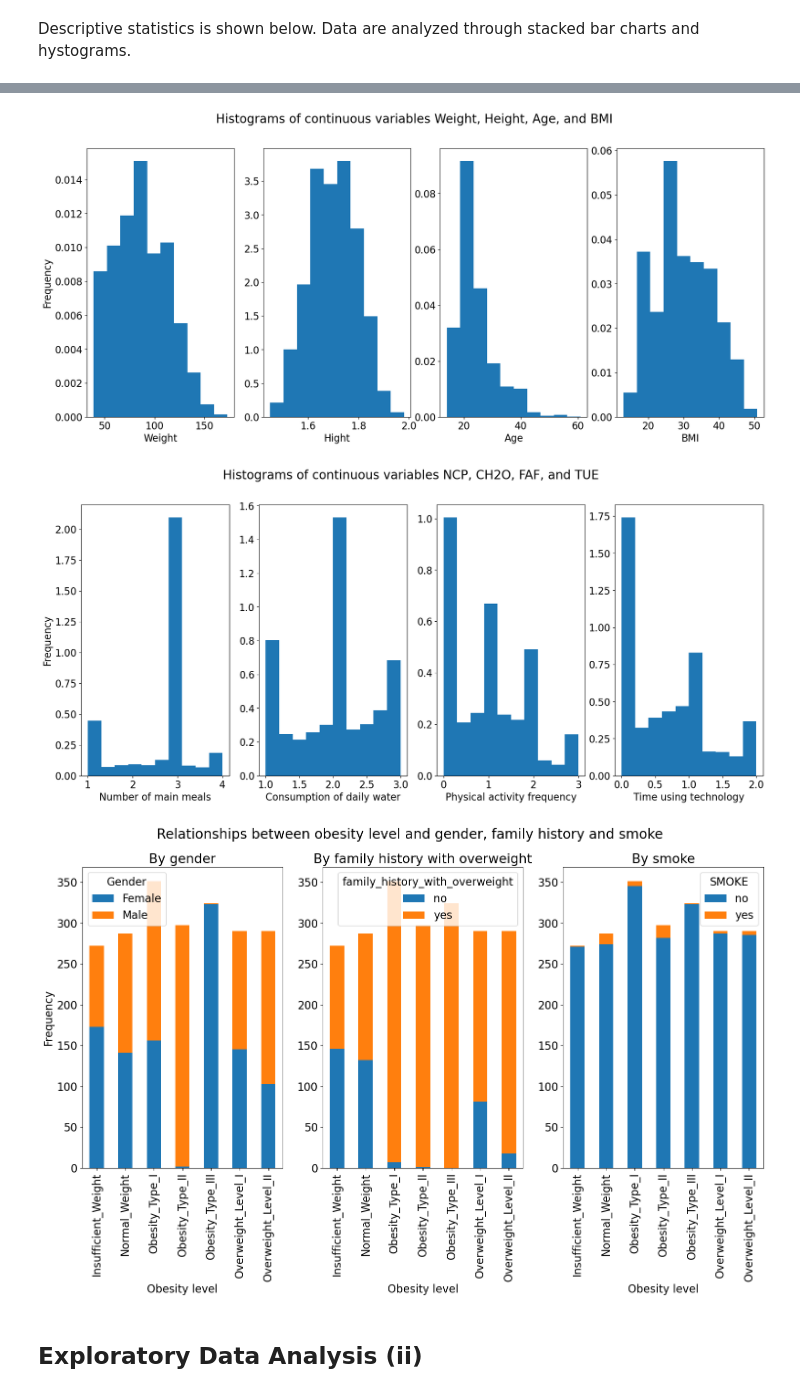
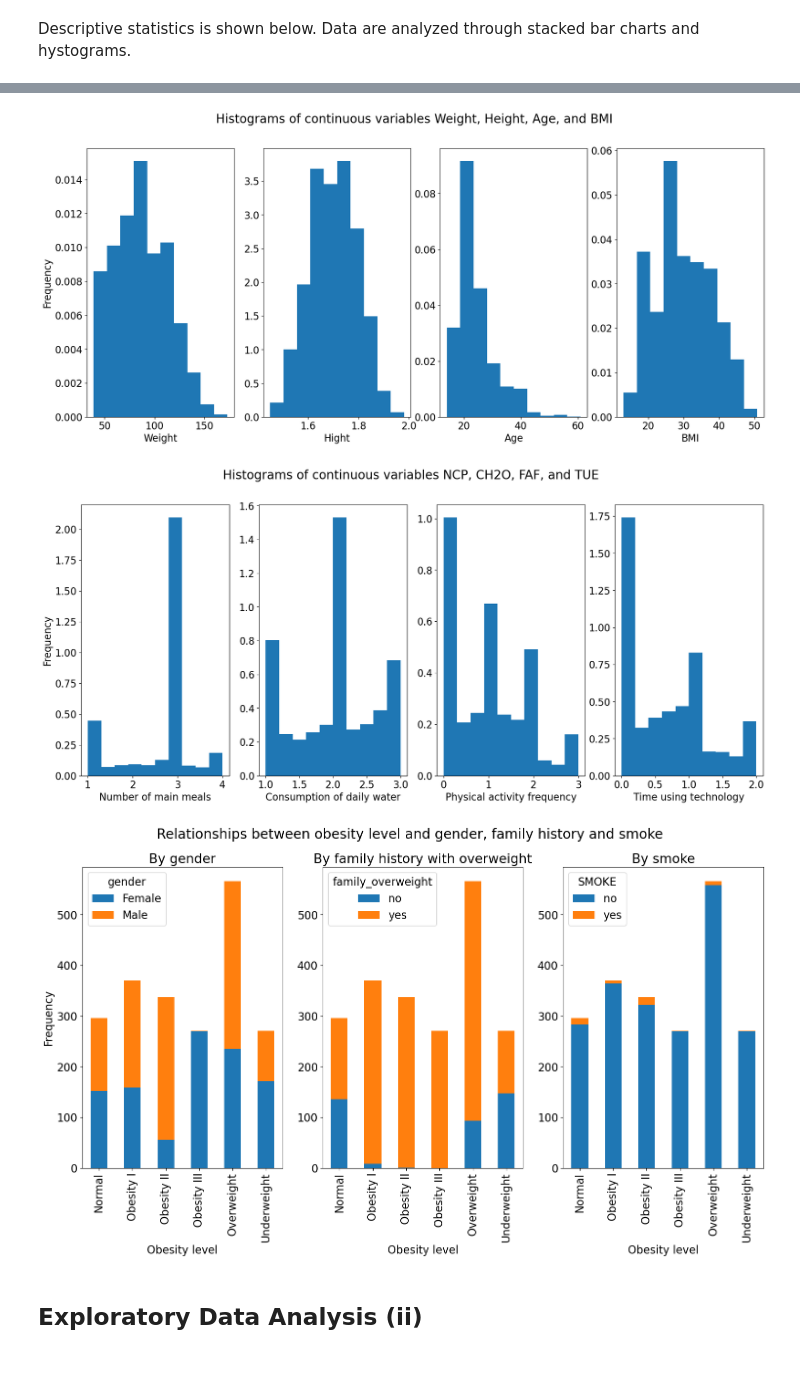
Before and after one commit to wacuna1/MS-AAI-v1, a Jupyter notebook: Project_Probability_Statistics-checkpoint.ipynb, the cells around one changed output, grey strips where cells are left out. Drawn from its saved outputs; the diff is of its cells as text; code cells hidden in the pictures; blank space fills up the shorter version.

```diff
--- a/Project_Probability_Statistics-checkpoint.ipynb
+++ b/Project_Probability_Statistics-checkpoint.ipynb
@@ -230,37 +230,38 @@ plt.savefig('Fig6.jpeg', bbox_inches='tight')
 plt.show()
 
 fig, (ax1, ax2, ax3) = plt.subplots(1, 3, figsize = (18,8))
-dataset.groupby(['NObeyesdad', 'Gender']).size().unstack().plot(ax = ax1, kind = 'bar', stacked = True, xlabel = 'Obesity level', ylabel = 'Frequency', title = 'By gender')
-dataset.groupby(['NObeyesdad', 'family_history_with_overweight']).size().unstack().plot(ax = ax2, kind = 'bar', stacked = True, xlabel = 'Obesity level', title = 'By family history with overweight')
-dataset.groupby(['NObeyesdad', 'SMOKE']).size().unstack().plot(ax = ax3, kind = 'bar', stacked = True, xlabel = 'Obesity level', title = 'By smoke')
+datafig = pd.DataFrame(data = {'obesitylevel': obesitylevel, 'gender': gender, 'family_overweight': family_overweight, 'SMOKE': SMOKE})
+datafig.groupby(['obesitylevel', 'gender']).size().unstack().plot(ax = ax1, kind = 'bar', stacked = True, xlabel = 'Obesity level', ylabel = 'Frequency', title = 'By gender')
+datafig.groupby(['obesitylevel', 'family_overweight']).size().unstack().plot(ax = ax2, kind = 'bar', stacked = True, xlabel = 'Obesity level', title = 'By family history with overweight')
+datafig.groupby(['obesitylevel', 'SMOKE']).size().unstack().plot(ax = ax3, kind = 'bar', stacked = True, xlabel = 'Obesity level', title = 'By smoke')
 fig.suptitle('Relationships between obesity level and gender, family history and smoke ', fontsize = 20)
 plt.savefig('Fig7.jpeg', bbox_inches='tight')
 plt.show()
 # %% [output]
 There are 1043 females and 1068 males.
 Summary age for females
  count    1043.00
 mean       24.00
 std         6.41
 min        15.00
 25%        19.63
 50%        22.00
 75%        26.00
 max        61.00
 Name: Age, dtype: float64
 Summary weight for females
 ... (65 lines left out)
 50%        28.91
 75%        35.22
 max        49.47
 dtype: float64
 [figure]
 [figure]
 [figure]
 [figure]
 [figure]
 [figure]
-[figure, old version]
+[figure, new version]
 # %% [markdown]
 ## Exploratory Data Analysis (ii)
 # %% [markdown]
```
Also changed, not shown: 1 other file.
